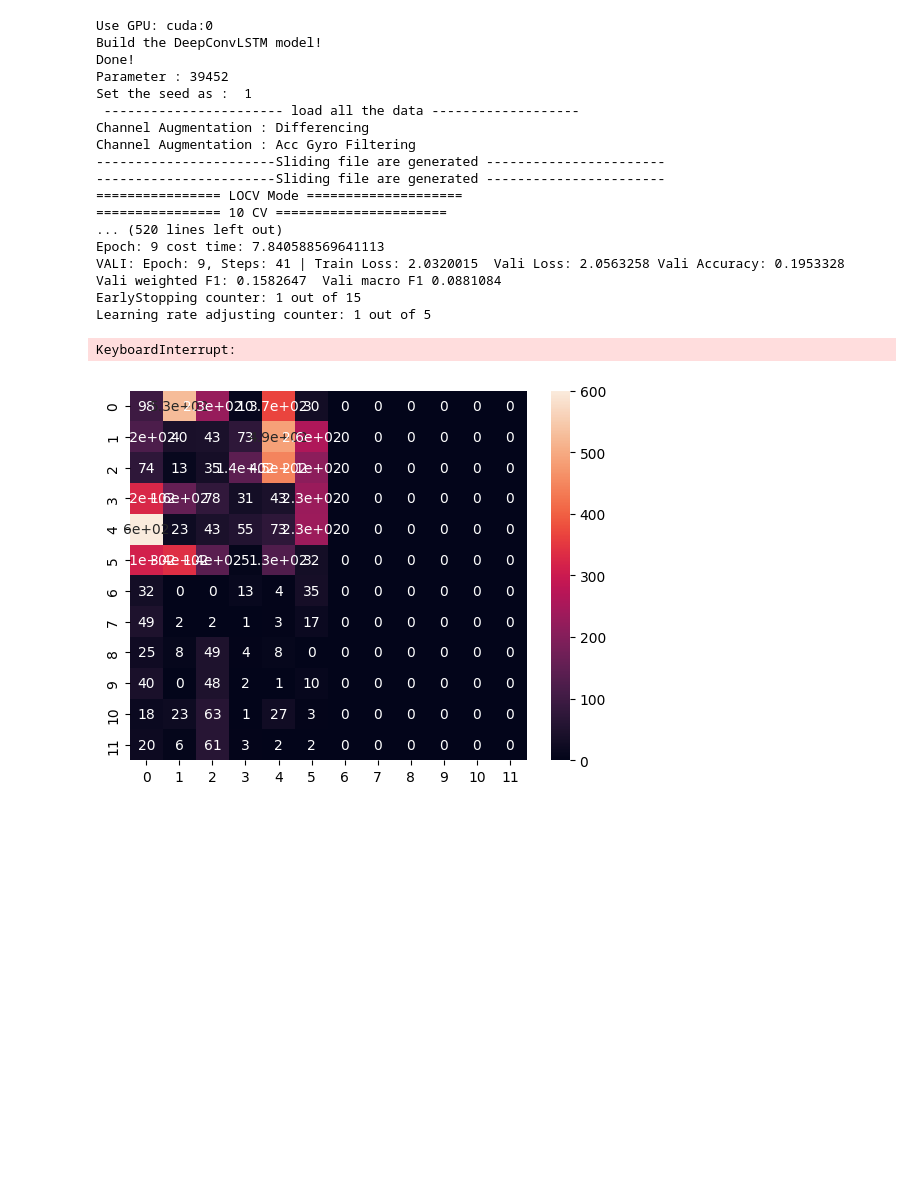
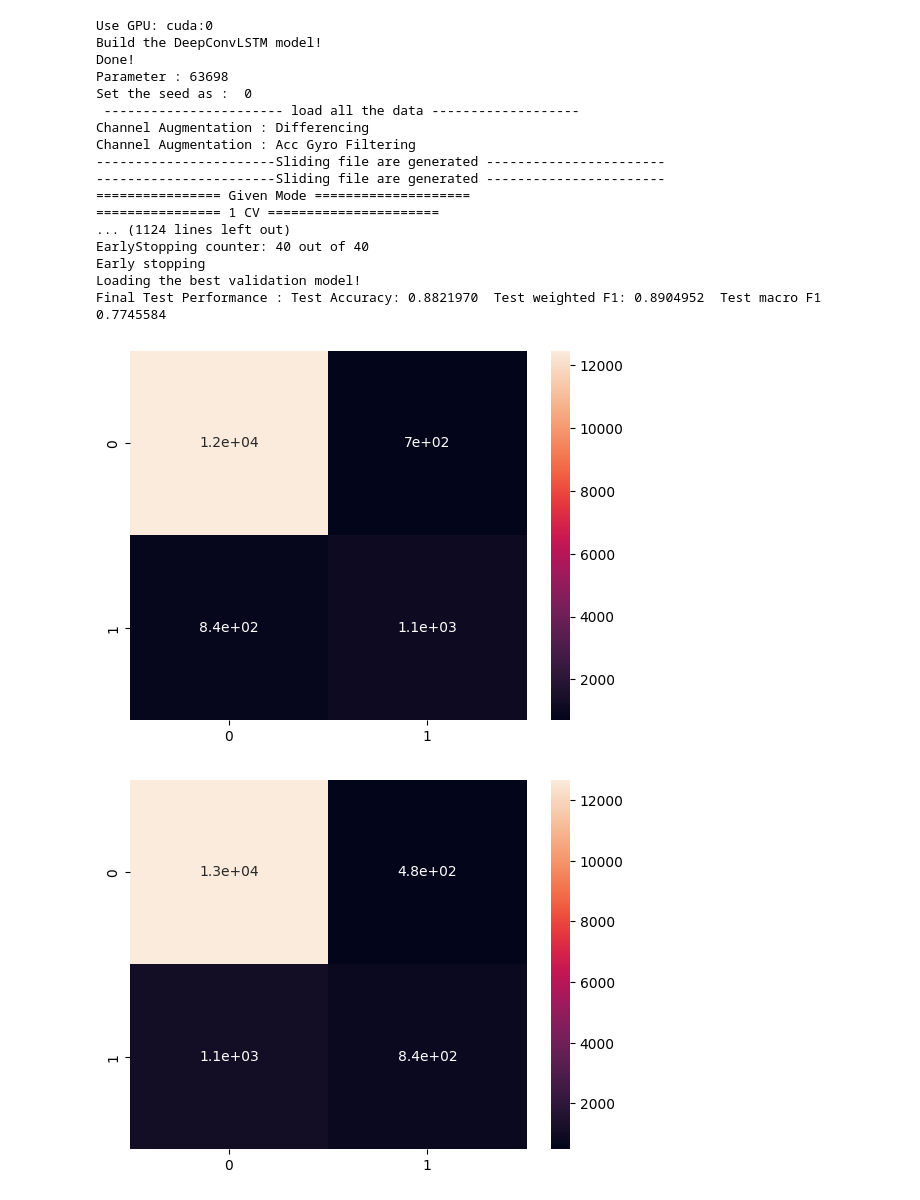
Before and after one commit to Janispe/PBTHAR, a Jupyter notebook: Baseline.ipynb, the cells around one changed output. Saved outputs shown, nothing was run; the diff lists cells and outputs as text; code cells hidden in the pictures; blank space fills up the shorter version.

```diff
--- a/Baseline.ipynb
+++ b/Baseline.ipynb
@@ -61,14 +61,14 @@ def get_args():
 
 
     # training setting
-    args.train_epochs            = 100
+    args.train_epochs            = 150
 
     args.learning_rate           = 0.001
     args.learning_rate_patience  = 5
     args.learning_rate_factor    = 0.1
 
 
-    args.early_stop_patience     = 15
+    args.early_stop_patience     = 40
 
     args.use_gpu                 = True if torch.cuda.is_available() else False
     args.gpu                     = 0
@@ -77,8 +77,8 @@ def get_args():
     args.optimizer               = "Adam"
     args.criterion               = "CrossEntropy"
 
-    args.data_name                        =  "hapt"
-    args.use_vali_keys = False
+    args.data_name                        =  "dg"
+    args.use_vali_keys = True
     #args.exp_mode            = "LOCV"
     args.exp_mode            = "Given"
 
@@ -87,8 +87,8 @@ def get_args():
     args.wavelet_filtering_finetuning     = False
 
 
-    args.difference       = False
-    args.filtering        = False
+    args.difference       = True
+    args.filtering        = True
     args.magnitude        = False
     args.weighted_sampler = False
 
@@ -166,28 +166,30 @@ def get_args():
 
     return args
 # %%
-args = get_args()
 
-exp = Exp(args)
+for i in range(5):
+    args = get_args()
+    args.seed = i
+    exp = Exp(args)
 
-exp.train()
+    exp.train()
 # %% [output]
 Use GPU: cuda:0
 Build the DeepConvLSTM model!
 Done!
-Parameter : 39452
-Set the seed as :  1
+Parameter : 63698
+Set the seed as :  0
  ----------------------- load all the data -------------------
 Channel Augmentation : Differencing
 Channel Augmentation : Acc Gyro Filtering
 -----------------------Sliding file are generated -----------------------
 -----------------------Sliding file are generated -----------------------
-================ LOCV Mode ====================
-================ 10 CV ======================
-... (520 lines left out)
-Epoch: 9 cost time: 7.840588569641113
-VALI: Epoch: 9, Steps: 41 | Train Loss: 2.0320015  Vali Loss: 2.0563258 Vali Accuracy: 0.1953328  Vali weighted F1: 0.1582647  Vali macro F1 0.0881084
-EarlyStopping counter: 1 out of 15
-Learning rate adjusting counter: 1 out of 5
+================ Given Mode ====================
+================ 1 CV ======================
+... (1124 lines left out)
+EarlyStopping counter: 40 out of 40
+Early stopping
+Loading the best validation model!
+Final Test Performance : Test Accuracy: 0.8821970  Test weighted F1: 0.8904952  Test macro F1 0.7745584
-KeyboardInterrupt:
-[figure, old version]
+[figure, new version]
+[figure, added]
```
Also changed, not shown: parts of 2 cells of this notebook, 2 other files.
